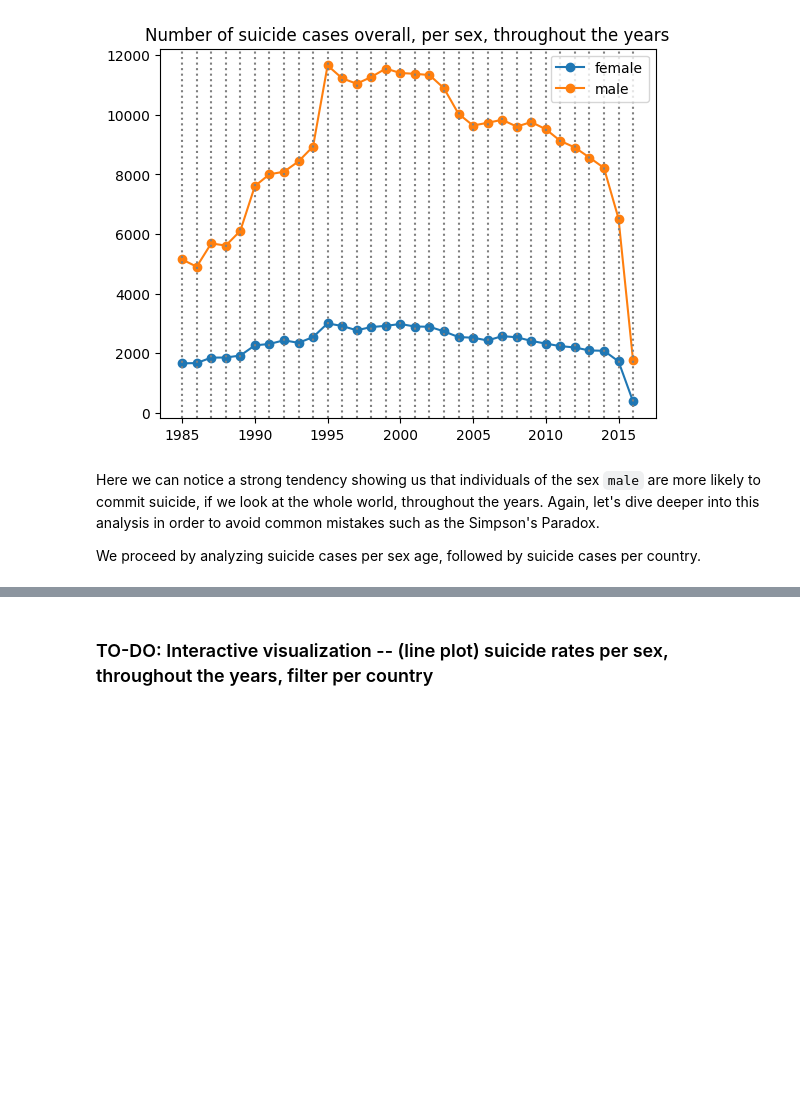
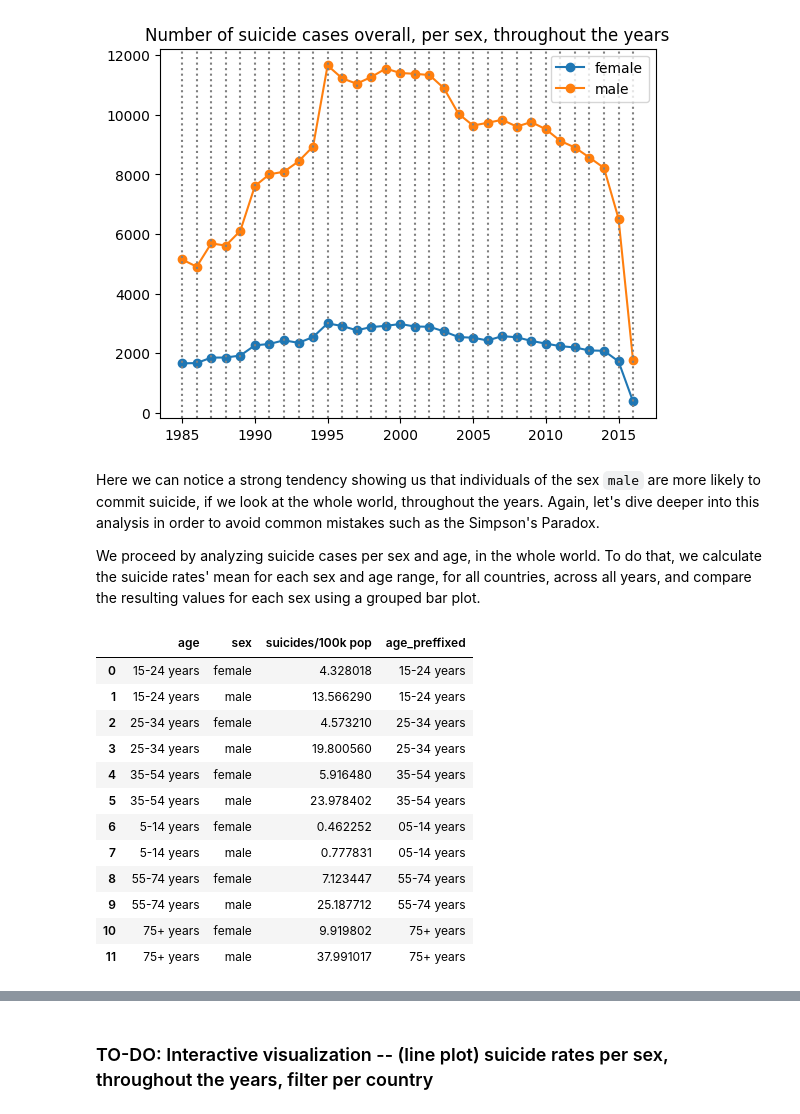
Before and after one commit to lucasclopesr/suic-rates-tp, a Jupyter notebook: TP_Vis_Dados_Suicide_Rate.ipynb, the cells around one changed output, grey strips where cells are left out. Saved outputs shown, nothing was run; the diff lists cells and outputs as text; code cells hidden in the pictures; blank space fills up the shorter version.

```diff
--- a/TP_Vis_Dados_Suicide_Rate.ipynb
+++ b/TP_Vis_Dados_Suicide_Rate.ipynb
@@ -154,4 +155,20 @@ plt.legend()
 # %% [markdown]
 Here we can notice a strong tendency showing us that individuals of the sex `male` are more likely to commit suicide, if we look at the whole world, throughout the years. Again, let's dive deeper into this analysis in order to avoid common mistakes such as the Simpson's Paradox.
 
-We proceed by analyzing suicide cases per sex age, followed by suicide cases per country.
+We proceed by analyzing suicide cases per sex and age, in the whole world. To do that, we calculate the suicide rates' mean for each sex and age range, for all countries, across all years, and compare the resulting values for each sex using a grouped bar plot.
+# %%
+suic_rates_age_sex_mean
+# %% [output]
+|  | age | sex | suicides/100k pop | age_preffixed |
+| 0 | 15-24 years | female | 4.328018 | 15-24 years |
+| 1 | 15-24 years | male | 13.566290 | 15-24 years |
+| 2 | 25-34 years | female | 4.573210 | 25-34 years |
+| 3 | 25-34 years | male | 19.800560 | 25-34 years |
+| 4 | 35-54 years | female | 5.916480 | 35-54 years |
+| 5 | 35-54 years | male | 23.978402 | 35-54 years |
+| 6 | 5-14 years | female | 0.462252 | 05-14 years |
+| 7 | 5-14 years | male | 0.777831 | 05-14 years |
+| 8 | 55-74 years | female | 7.123447 | 55-74 years |
+| 9 | 55-74 years | male | 25.187712 | 55-74 years |
+| 10 | 75+ years | female | 9.919802 | 75+ years |
+| 11 | 75+ years | male | 37.991017 | 75+ years |
```
Also changed, not shown: parts of 7 cells of this notebook.
